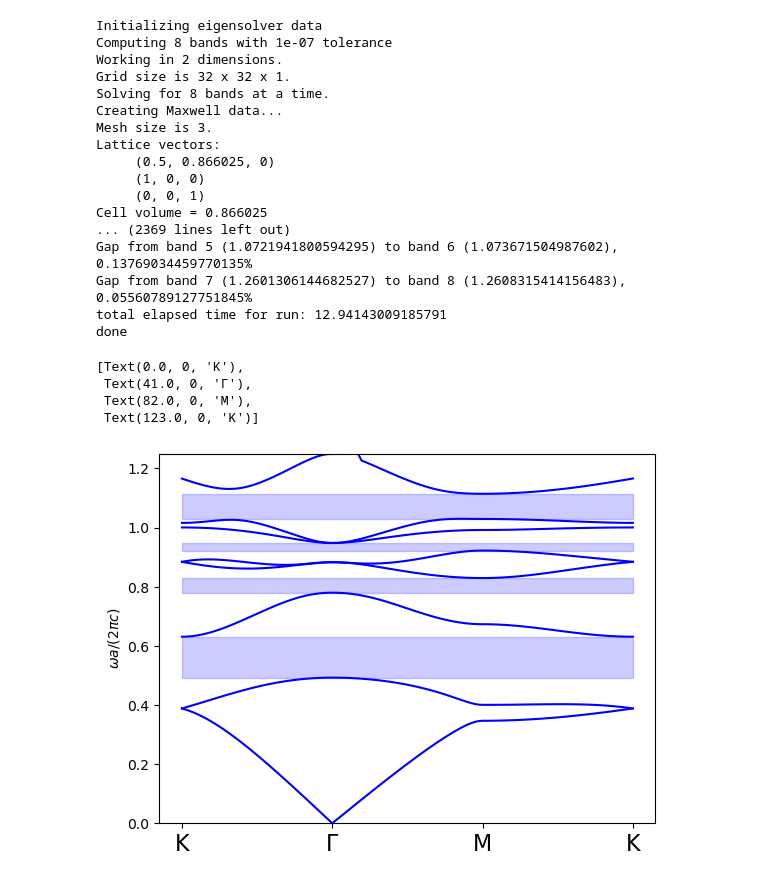
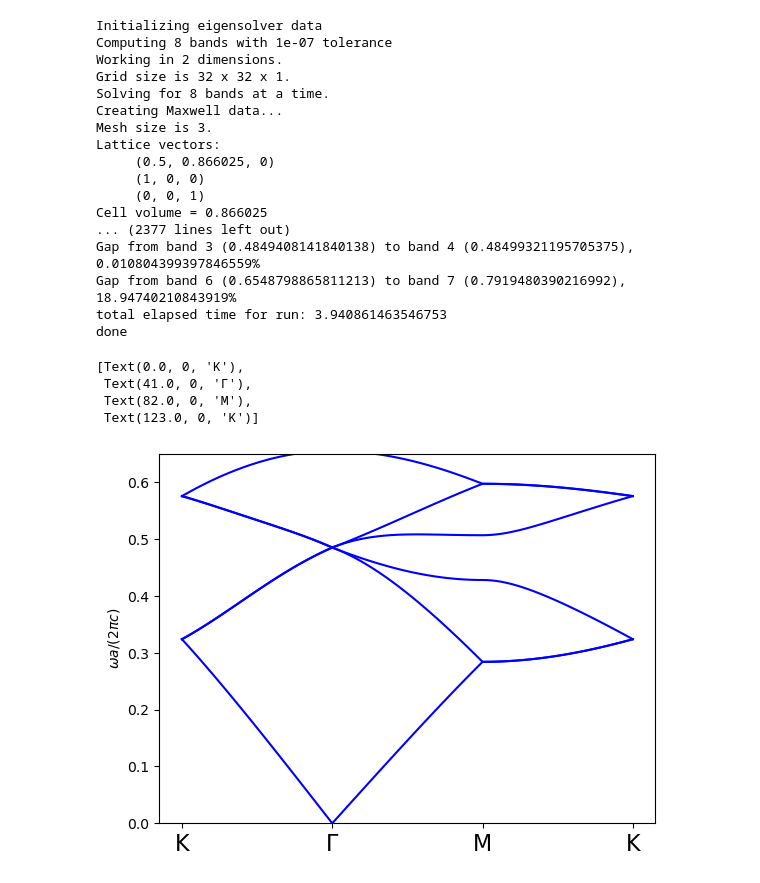
Before and after one commit to knifelees3/MEEPStudy, a Jupyter notebook: MEEPBandStructuresSimulations_2DTopological.ipynb, the cells around one changed output. Drawn from its saved outputs; the diff is of its cells as text; code cells hidden in the pictures.

```diff
--- a/MEEPBandStructuresSimulations_2DTopological.ipynb
+++ b/MEEPBandStructuresSimulations_2DTopological.ipynb
@@ -49,17 +69,18 @@ num_bands = 8
 k_points = [mp.Vector3(1/3,2/3),   # K
             mp.Vector3(),          # Gamma
             mp.Vector3(0.5,0.5),   # M
-            mp.Vector3(1/3,2/3)]   # Gamma
+            mp.Vector3(1/3,2/3)]   # K
 
 # 对k波矢进行插值
 k_points = mp.interpolate(40, k_points)
 
 #  units of nm
 a=1  # Lattice constants
-eta=4
+eta=3
 R=a/eta # radius of hexagonal shape
 
-d=2/3*R # radius of rod
+d=2*R/3
+r=d/2 # radius of rod
 
 # 基本结构和材料性质
 # 折射率设置
@@ -70,17 +91,24 @@ nair = 1
 air = mp.Medium(index=nair)
 
 
-# geometry = [mp.Cylinder(d/2,center=mp.Vector3(-R*0.5,-R*math.sqrt(3)/2), material=slab),
-#             mp.Cylinder(d/2,center=mp.Vector3(R*0.5,R*math.sqrt(3)/2), material=slab)]
-geometry = [mp.Cylinder(d/2,center=mp.Vector3(-R*0.5,-R*0.5), material=slab),
-            mp.Cylinder(d/2,center=mp.Vector3(R*0.5,R*0.5), material=slab)]
-
-
 geometry_lattice = mp.Lattice(
     size=mp.Vector3(1, 1),
     basis1=mp.Vector3(0.5, np.sqrt(3) / 2),
     basis2=mp.Vector3(1, 0),
 )
+
+xc=1/4
+yc=np.sqrt(3)/4
+
+geometry = [mp.Cylinder(r,center=mp.cartesian_to_lattice(mp.Vector3(-1*R+xc,0+yc),geometry_lattice), material=slab),
+            mp.Cylinder(r,center=mp.cartesian_to_lattice(mp.Vector3(-0.5*R+xc,math.sqrt(3)/2*R+yc),geometry_lattice), material=slab),
+            mp.Cylinder(r,center=mp.cartesian_to_lattice(mp.Vector3(0.5*R+xc,math.sqrt(3)/2*R+yc),geometry_lattice), material=slab),
+            mp.Cylinder(r,center=mp.cartesian_to_lattice(mp.Vector3(1*R+xc,0+yc),geometry_lattice), material=slab),
+            mp.Cylinder(r,center=mp.cartesian_to_lattice(mp.Vector3(0.5*R+xc,-math.sqrt(3)/2*R+yc),geometry_lattice), material=slab),
+            mp.Cylinder(r,center=mp.cartesian_to_lattice(mp.Vector3(-0.5*R+xc,-math.sqrt(3)/2*R+yc),geometry_lattice), material=slab)]
+
+
+
 
 
 resolution = 32
@@ -108,41 +136,41 @@ Lattice vectors:
      (1, 0, 0)
      (0, 0, 1)
 Cell volume = 0.866025
-... (2369 lines left out)
-Gap from band 5 (1.0721941800594295) to band 6 (1.073671504987602), 0.13769034459770135%
-Gap from band 7 (1.2601306144682527) to band 8 (1.2608315414156483), 0.05560789127751845%
-total elapsed time for run: 12.94143009185791
+... (2377 lines left out)
+Gap from band 3 (0.4849408141840138) to band 4 (0.48499321195705375), 0.010804399397846559%
+Gap from band 6 (0.6548798865811213) to band 7 (0.7919480390216992), 18.94740210843919%
+total elapsed time for run: 3.940861463546753
 done
 # %%
 import matplotlib.pyplot as plt
 numk,tmp=np.shape(tm_freqs)
 klist=range(numk)
 
 fig,ax=plt.subplots()
 x = range(len(tm_freqs))
 
 for l in range(num_bands):
     plt.plot(tm_freqs[:,l],'b-')
-plt.ylim([0,1.25])
+plt.ylim([0,0.65])
 plt.ylabel('$\omega a/(2\pi c)$')
 
 # Plot gaps
 for gap in tm_gaps:
     if gap[0] > 1:
         ax.fill_between(x, gap[1], gap[2], color='blue', alpha=0.2)
 
 
 points_in_between = (len(tm_freqs) - 4) / 3
 tick_locs = [i*points_in_between+i for i in range(4)]
 tick_labs = ['K', 'Γ', 'M', 'K']
 ax.set_xticks(tick_locs)
 ax.set_xticklabels(tick_labs, size=16)
 # %% [output]
 [Text(0.0, 0, 'K'),
  Text(41.0, 0, 'Γ'),
  Text(82.0, 0, 'M'),
  Text(123.0, 0, 'K')]
-[figure, old version]
+[figure, new version]
 # %%
 md = mpb.MPBData(rectify=True, periods=10, resolution=64)
 eps = ms.get_epsilon()
```
Also changed, not shown: parts of 9 cells of this notebook, 3 other files.
